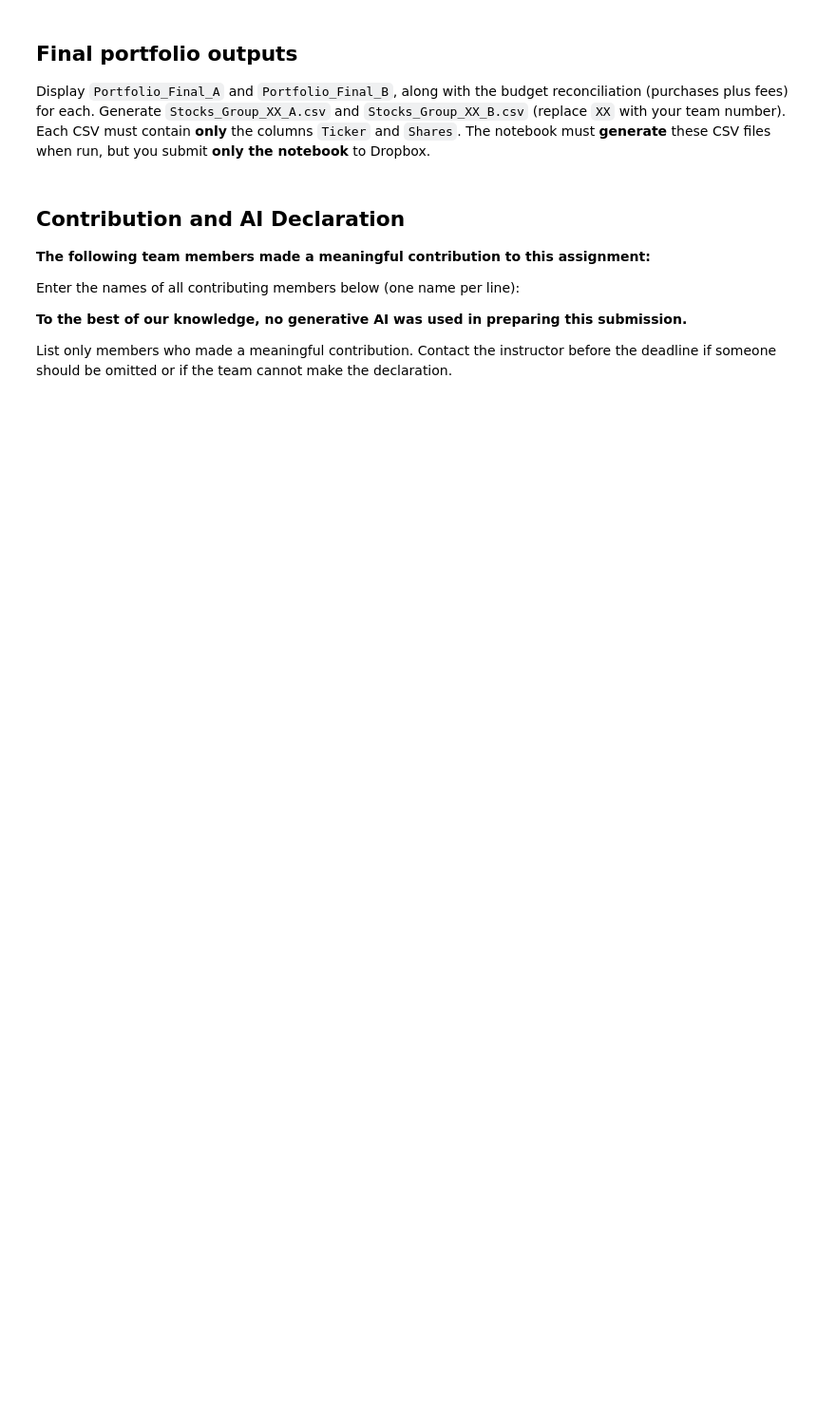
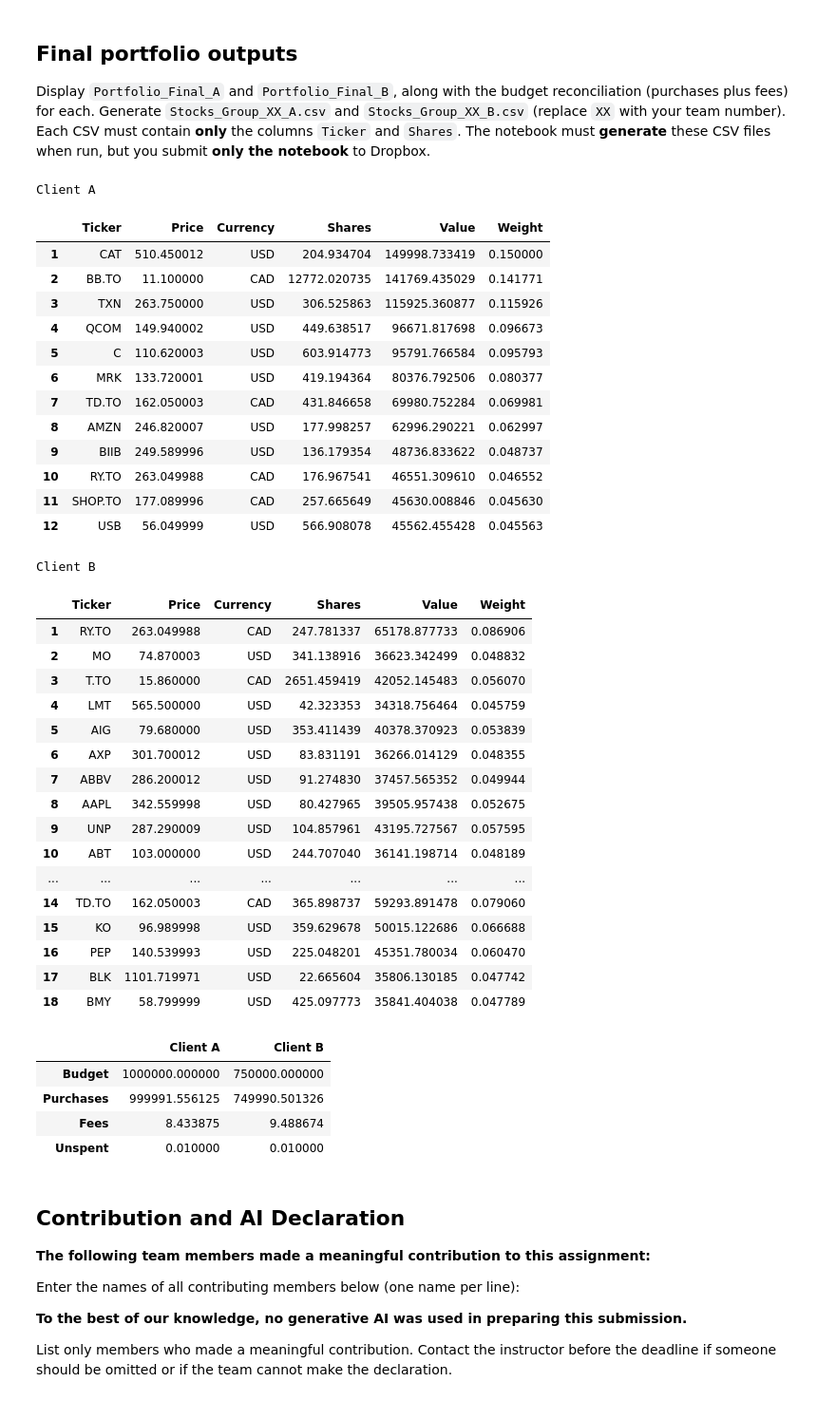
Before and after one commit to McMuf/cfmtrading08, a Jupyter notebook: Team_12_Assignment_2026.ipynb, the cells around one changed output. Shown at 95% size. Drawn from its saved outputs; the diff is of its cells as text; code cells hidden in the pictures; blank space fills up the shorter version.

```diff
--- a/Team_12_Assignment_2026.ipynb
+++ b/Team_12_Assignment_2026.ipynb
@@ -329,6 +546,58 @@ Your code should run with the TAs’ ticker file without manually changing indiv
 ## Final portfolio outputs
 
 Display `Portfolio_Final_A` and `Portfolio_Final_B`, along with the budget reconciliation (purchases plus fees) for each. Generate `Stocks_Group_XX_A.csv` and `Stocks_Group_XX_B.csv` (replace `XX` with your team number). Each CSV must contain **only** the columns `Ticker` and `Shares`. The notebook must **generate** these CSV files when run, but you submit **only the notebook** to Dropbox.
+# %%
+print('Client A')
+display(Portfolio_Final_A)
+print('Client B')
+display(Portfolio_Final_B)
+
+reconciliation = pd.DataFrame({
+    'Client A': [1000000, Portfolio_Final_A['Value'].sum(), fees_a, 1000000 - Portfolio_Final_A['Value'].sum() - fees_a],
+    'Client B': [750000, Portfolio_Final_B['Value'].sum(), fees_b, 750000 - Portfolio_Final_B['Value'].sum() - fees_b]},
+    index=['Budget', 'Purchases', 'Fees', 'Unspent'])
+display(reconciliation)
+
+Portfolio_Final_A[['Ticker', 'Shares']].to_csv('Stocks_Group_XX_A.csv', index=False)
+Portfolio_Final_B[['Ticker', 'Shares']].to_csv('Stocks_Group_XX_B.csv', index=False)
+# %% [output]
+Client A
+|  | Ticker | Price | Currency | Shares | Value | Weight |
+| 1 | CAT | 510.450012 | USD | 204.934704 | 149998.733419 | 0.150000 |
+| 2 | BB.TO | 11.100000 | CAD | 12772.020735 | 141769.435029 | 0.141771 |
+| 3 | TXN | 263.750000 | USD | 306.525863 | 115925.360877 | 0.115926 |
+| 4 | QCOM | 149.940002 | USD | 449.638517 | 96671.817698 | 0.096673 |
+| 5 | C | 110.620003 | USD | 603.914773 | 95791.766584 | 0.095793 |
+| 6 | MRK | 133.720001 | USD | 419.194364 | 80376.792506 | 0.080377 |
+| 7 | TD.TO | 162.050003 | CAD | 431.846658 | 69980.752284 | 0.069981 |
+| 8 | AMZN | 246.820007 | USD | 177.998257 | 62996.290221 | 0.062997 |
+| 9 | BIIB | 249.589996 | USD | 136.179354 | 48736.833622 | 0.048737 |
+| 10 | RY.TO | 263.049988 | CAD | 176.967541 | 46551.309610 | 0.046552 |
+| 11 | SHOP.TO | 177.089996 | CAD | 257.665649 | 45630.008846 | 0.045630 |
+| 12 | USB | 56.049999 | USD | 566.908078 | 45562.455428 | 0.045563 |
+Client B
+|  | Ticker | Price | Currency | Shares | Value | Weight |
+| 1 | RY.TO | 263.049988 | CAD | 247.781337 | 65178.877733 | 0.086906 |
+| 2 | MO | 74.870003 | USD | 341.138916 | 36623.342499 | 0.048832 |
+| 3 | T.TO | 15.860000 | CAD | 2651.459419 | 42052.145483 | 0.056070 |
+| 4 | LMT | 565.500000 | USD | 42.323353 | 34318.756464 | 0.045759 |
+| 5 | AIG | 79.680000 | USD | 353.411439 | 40378.370923 | 0.053839 |
+| 6 | AXP | 301.700012 | USD | 83.831191 | 36266.014129 | 0.048355 |
+| 7 | ABBV | 286.200012 | USD | 91.274830 | 37457.565352 | 0.049944 |
+| 8 | AAPL | 342.559998 | USD | 80.427965 | 39505.957438 | 0.052675 |
+| 9 | UNP | 287.290009 | USD | 104.857961 | 43195.727567 | 0.057595 |
+| 10 | ABT | 103.000000 | USD | 244.707040 | 36141.198714 | 0.048189 |
+| ... | ... | ... | ... | ... | ... | ... |
+| 14 | TD.TO | 162.050003 | CAD | 365.898737 | 59293.891478 | 0.079060 |
+| 15 | KO | 96.989998 | USD | 359.629678 | 50015.122686 | 0.066688 |
+| 16 | PEP | 140.539993 | USD | 225.048201 | 45351.780034 | 0.060470 |
+| 17 | BLK | 1101.719971 | USD | 22.665604 | 35806.130185 | 0.047742 |
+| 18 | BMY | 58.799999 | USD | 425.097773 | 35841.404038 | 0.047789 |
+|  | Client A | Client B |
+| Budget | 1000000.000000 | 750000.000000 |
+| Purchases | 999991.556125 | 749990.501326 |
+| Fees | 8.433875 | 9.488674 |
+| Unspent | 0.010000 | 0.010000 |
 # %% [markdown]
 ## Contribution and AI Declaration
 
```
Also changed, not shown: parts of 14 cells of this notebook, 2 other files.
